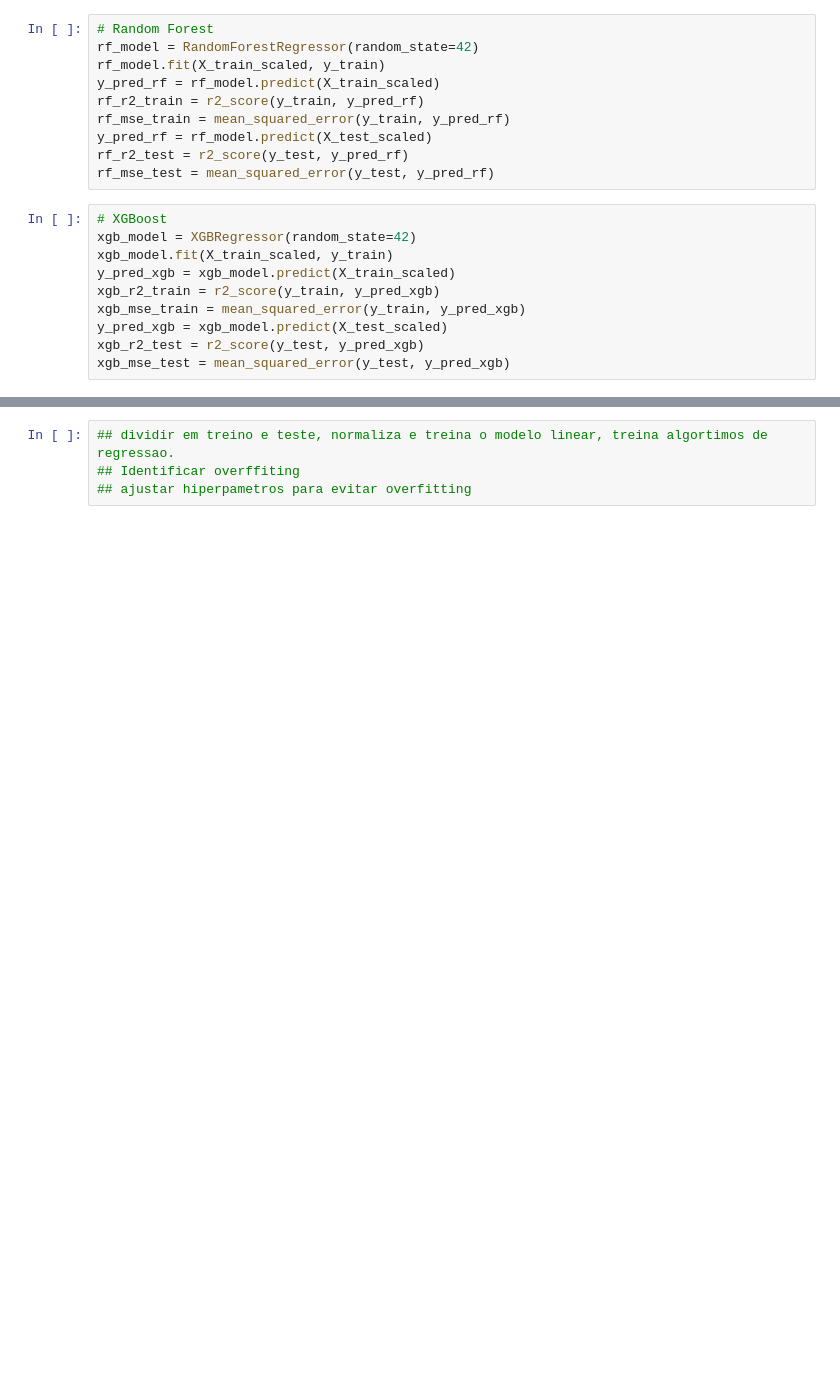
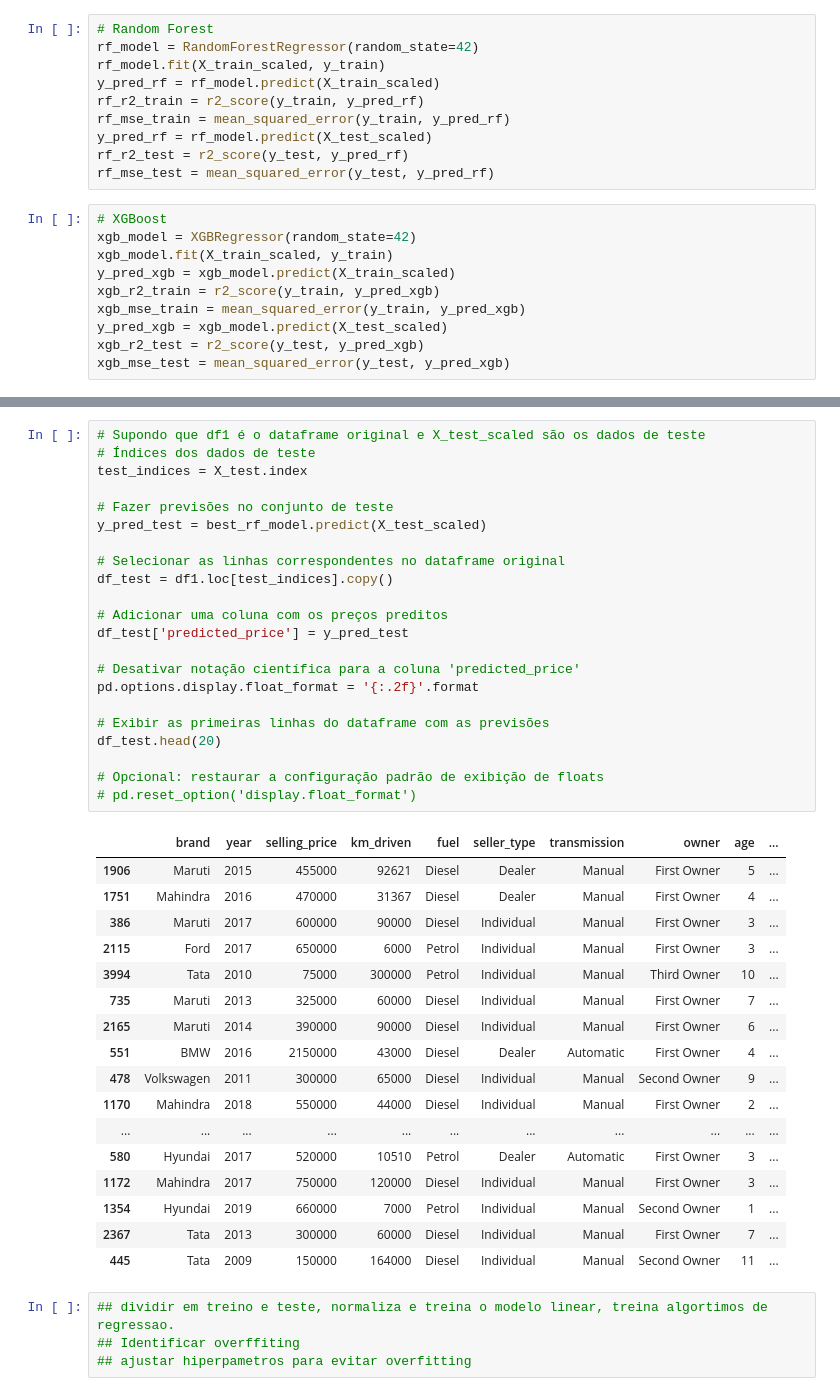
Before and after one commit to lucas-capela/linear_regression_car_prices, a Jupyter notebook: model_linear_regression.ipynb, the cells around one changed output, grey strips where cells are left out. Drawn from its saved outputs; the diff is of its cells as text; blank space fills up the shorter version.

```diff
--- a/model_linear_regression.ipynb
+++ b/model_linear_regression.ipynb
@@ -323,3 +354,43 @@ print(f"MSE: {rf_mse_test}")
+# %%
+# Supondo que df1 é o dataframe original e X_test_scaled são os dados de teste
+# Índices dos dados de teste
+test_indices = X_test.index
+
+# Fazer previsões no conjunto de teste
+y_pred_test = best_rf_model.predict(X_test_scaled)
+
+# Selecionar as linhas correspondentes no dataframe original
+df_test = df1.loc[test_indices].copy()
+
+# Adicionar uma coluna com os preços preditos
+df_test['predicted_price'] = y_pred_test
+
+# Desativar notação científica para a coluna 'predicted_price'
+pd.options.display.float_format = '{:.2f}'.format
+
+# Exibir as primeiras linhas do dataframe com as previsões
+df_test.head(20)
+
+# Opcional: restaurar a configuração padrão de exibição de floats
+# pd.reset_option('display.float_format')
+# %% [output]
+|  | brand | year | selling_price | km_driven | fuel | seller_type | transmission | owner | age | ... |
+| 1906 | Maruti | 2015 | 455000 | 92621 | Diesel | Dealer | Manual | First Owner | 5 | ... |
+| 1751 | Mahindra | 2016 | 470000 | 31367 | Diesel | Dealer | Manual | First Owner | 4 | ... |
+| 386 | Maruti | 2017 | 600000 | 90000 | Diesel | Individual | Manual | First Owner | 3 | ... |
+| 2115 | Ford | 2017 | 650000 | 6000 | Petrol | Individual | Manual | First Owner | 3 | ... |
+| 3994 | Tata | 2010 | 75000 | 300000 | Petrol | Individual | Manual | Third Owner | 10 | ... |
+| 735 | Maruti | 2013 | 325000 | 60000 | Diesel | Individual | Manual | First Owner | 7 | ... |
+| 2165 | Maruti | 2014 | 390000 | 90000 | Diesel | Individual | Manual | First Owner | 6 | ... |
+| 551 | BMW | 2016 | 2150000 | 43000 | Diesel | Dealer | Automatic | First Owner | 4 | ... |
+| 478 | Volkswagen | 2011 | 300000 | 65000 | Diesel | Individual | Manual | Second Owner | 9 | ... |
+| 1170 | Mahindra | 2018 | 550000 | 44000 | Diesel | Individual | Manual | First Owner | 2 | ... |
+| ... | ... | ... | ... | ... | ... | ... | ... | ... | ... | ... |
+| 580 | Hyundai | 2017 | 520000 | 10510 | Petrol | Dealer | Automatic | First Owner | 3 | ... |
+| 1172 | Mahindra | 2017 | 750000 | 120000 | Diesel | Individual | Manual | First Owner | 3 | ... |
+| 1354 | Hyundai | 2019 | 660000 | 7000 | Petrol | Individual | Manual | Second Owner | 1 | ... |
+| 2367 | Tata | 2013 | 300000 | 60000 | Diesel | Individual | Manual | First Owner | 7 | ... |
+| 445 | Tata | 2009 | 150000 | 164000 | Diesel | Individual | Manual | Second Owner | 11 | ... |
 # %%
 ## dividir em treino e teste, normaliza e treina o modelo linear, treina algortimos de regressao.
 ## Identificar overffiting
```
Also changed, not shown: parts of 10 cells of this notebook.
